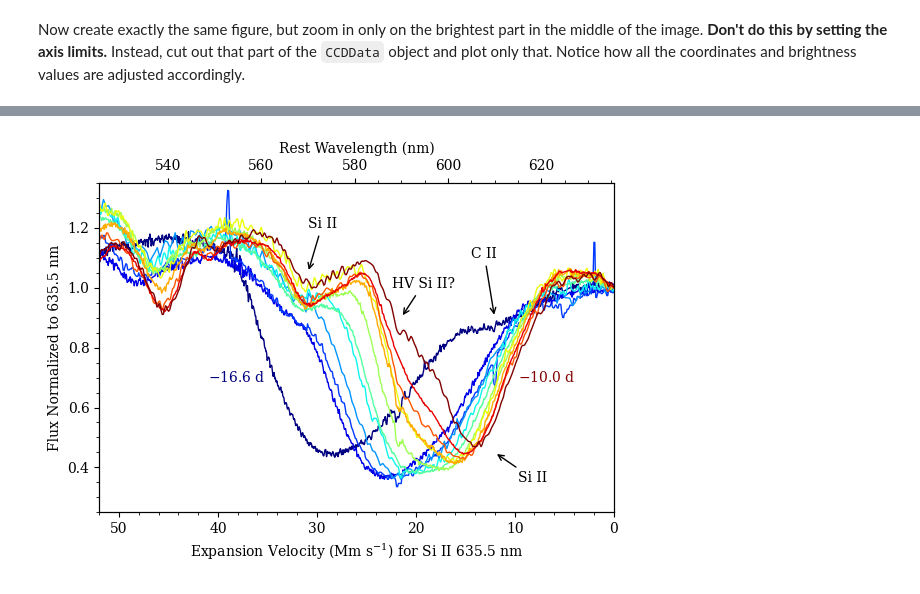
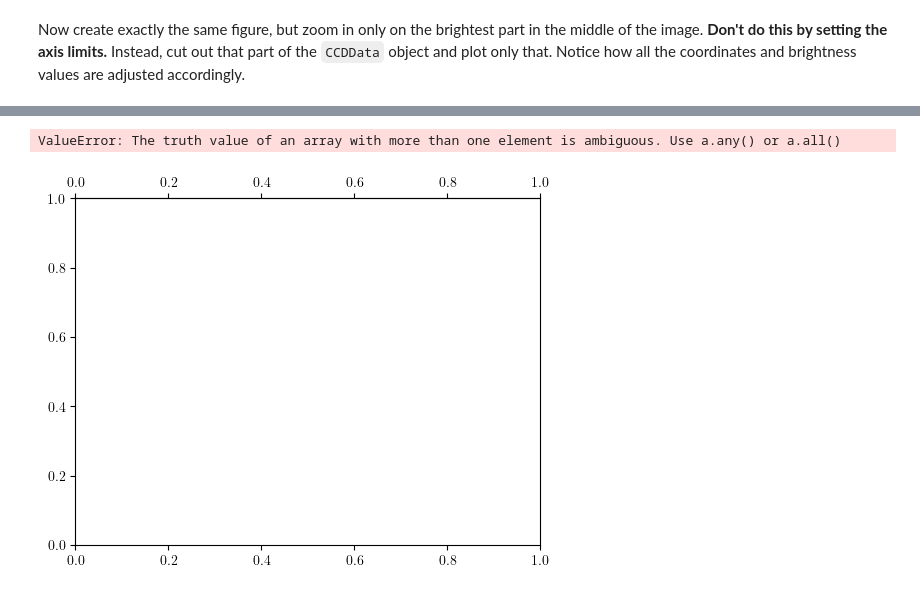
Before and after one commit to ASTR154/data-visualization, a Jupyter notebook: data-visualization.ipynb, the cells around one changed output, grey strips where cells are left out. Drawn from its saved outputs; the diff is of its cells as text; code cells hidden in the pictures.

```diff
--- a/data-visualization.ipynb
+++ b/data-visualization.ipynb
@@ -110,22 +117,30 @@ import numpy as np
 # %%
 # create a figure with a single blank axes object
 fig, ax = plt.subplots(figsize=(6., 4.5))
 
 # create an upper x-axis that shares the same y-axis
+ax.secondary_xaxis('top')
 
 # find all the filenames in that directory and sort them alphabetically
 filenames = sorted(glob('SN2021aefx_early_spectra/*'))
 
 # plot the data in each spectrum file
+for fn in filenames:
+    data = Table.read(fn, names=['Rest Wavelength', 'Flux'], format='ascii')
+    wavelength_mask = 5200. < data['Rest Wavelength'] < 6400.
+    data = data[wavelength_mask]
+    ax.plot(data['Rest Wavelength'], data['Flux'])
+    break
 
 # format lower x-axis and y-axis
 
 # format upper x-axis
 
 # add text annotations
 
 # remove padding around axes in figure
 
 # save the results
 # %% [output]
+ValueError: The truth value of an array with more than one element is ambiguous. Use a.any() or a.all()
-[figure, old version]
+[figure, new version]
```
Also changed, not shown: parts of 3 cells of this notebook, 1 other file.
